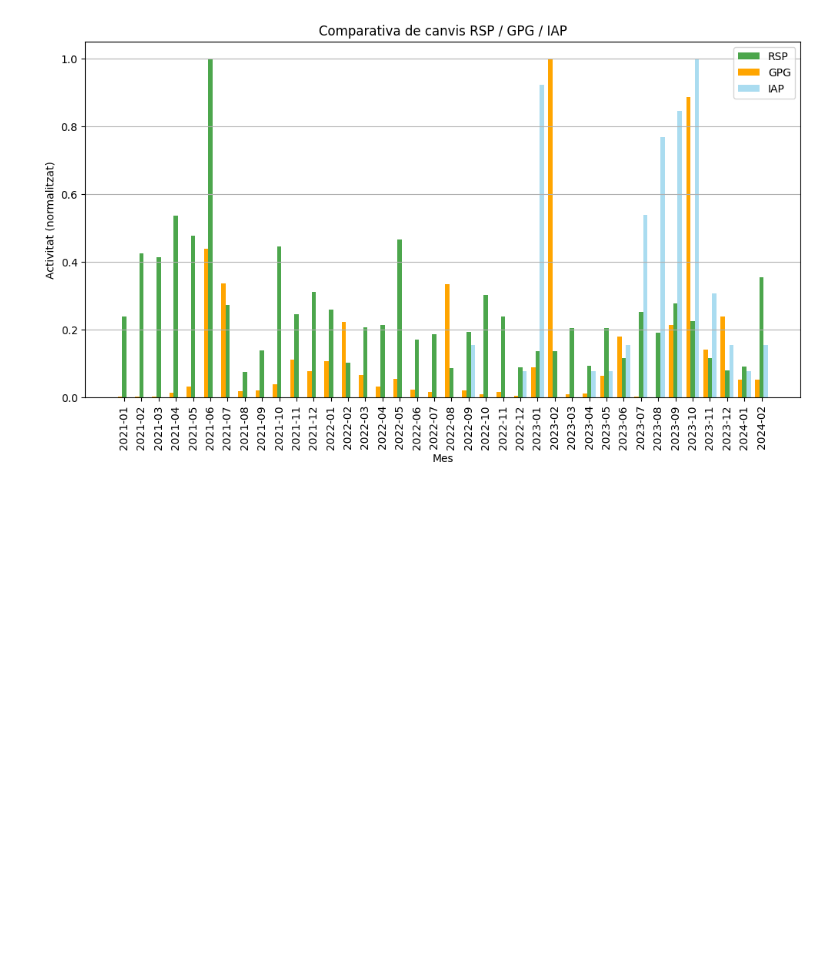
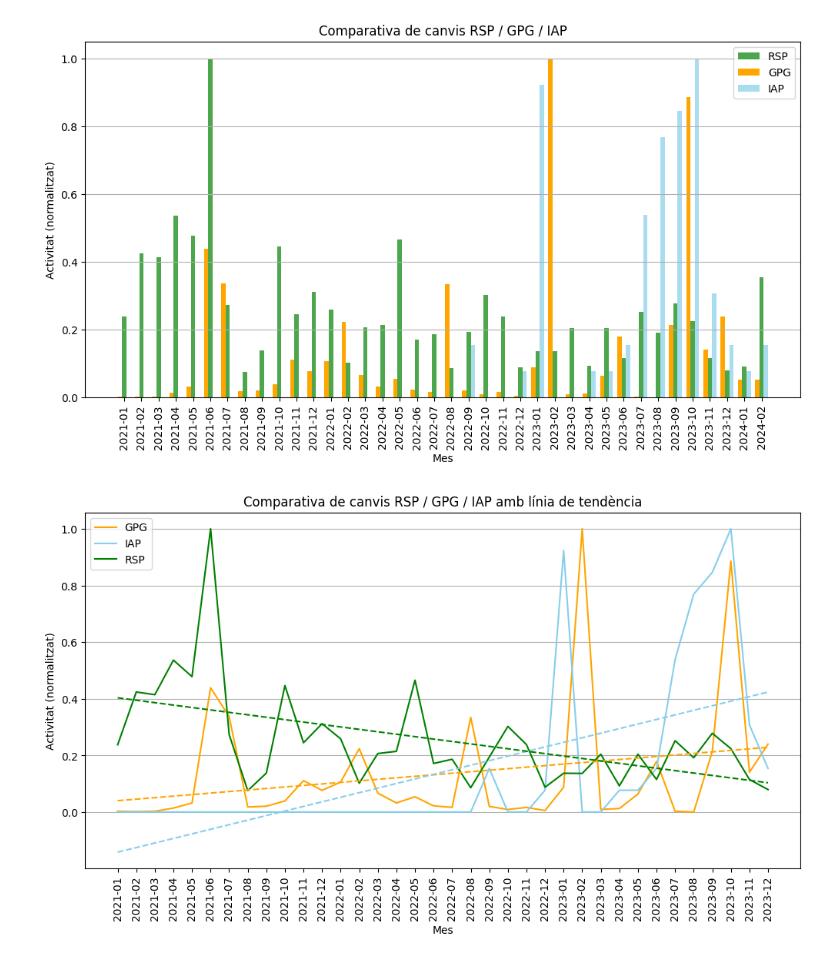
Before and after one commit to rogroc/rsp, a Jupyter notebook: modificacions/RSP_GPG_IAP_evolució.ipynb, the cells around one changed output. Saved outputs shown, nothing was run; the diff lists cells and outputs as text; code cells hidden in the pictures; blank space fills up the shorter version.

```diff
--- a/modificacions/RSP_GPG_IAP_evolució.ipynb
+++ b/modificacions/RSP_GPG_IAP_evolució.ipynb
@@ -161,3 +226,91 @@ plt.legend()
 plt.show()
 # %% [output]
 [figure]
+# %%
+import pandas as pd
+import matplotlib.pyplot as plt
+
+def process_file(file_path, date_column):
+    # Carrega el fitxer Excel a un DataFrame
+    df = pd.read_excel(file_path)
+
+    # Assegura't que hi ha una columna de dates en el DataFrame
+    df['Data'] = pd.to_datetime(df[date_column])
+
+    # Crea una nova columna amb el mes i l'any
+    df['Mes'] = df['Data'].dt.to_period('M')
+
+    # Compta els esdeveniments agrupats per mes
+    comptat_mes = df.groupby('Mes').size()
+
+    return comptat_mes
+
+# Fitxer 1
+path_fitxer_1 = '/content/GPG_modificacions (1).xlsx'
+comptat_mes_1 = process_file(path_fitxer_1, 'Data de modificació')
+
+# Fitxer 2
+path_fitxer_2 = '/content/Validacions_IAP_SE_Dades_globals_2.xlsx'
+comptat_mes_2 = process_file(path_fitxer_2, 'Data última modificació')
+
+# Fitxer 3
+path_fitxer_3 = "/content/Informe de Modificacions Click&Decide des de l'inici.xlsx"
+comptat_mes_3 = process_file(path_fitxer_3, 'Data de modificació')
+
+# Crea una sèrie amb tots els mesos a mostrar
+mesos_totals = pd.period_range(start=min(comptat_mes_1.index.min(), comptat_mes_2.index.min(), comptat_mes_3.index.min()),
+                               end='12/2023')
+
+# Utilitza la funció reindex per afegir els mesos amb 0 esdeveniments
+comptat_mes_1 = comptat_mes_1.reindex(mesos_totals, fill_value=0)
+comptat_mes_2 = comptat_mes_2.reindex(mesos_totals, fill_value=0)
+comptat_mes_3 = comptat_mes_3.reindex(mesos_totals, fill_value=0)
+
+# Normalitza les dades pel valor màxim de cada fitxer
+max_fitxer_1 = comptat_mes_1.max()
+max_fitxer_2 = comptat_mes_2.max()
+max_fitxer_3 = comptat_mes_3.max()
+
+comptat_mes_1_norm = comptat_mes_1 / max_fitxer_1
+comptat_mes_2_norm = comptat_mes_2 / max_fitxer_2
+comptat_mes_3_norm = comptat_mes_3 / max_fitxer_3
+
+# Filtra les dades a partir de gener de 2021
+data_inici = pd.Period('2021-01', freq='M')
+comptat_mes_1_norm = comptat_mes_1_norm[comptat_mes_1_norm.index >= data_inici]
+comptat_mes_2_norm = comptat_mes_2_norm[comptat_mes_2_norm.index >= data_inici]
+comptat_mes_3_norm = comptat_mes_3_norm[comptat_mes_3_norm.index >= data_inici]
+
+import numpy as np
+# Càlcul de la línia de tendència amb regressió lineal
+def calculate_trendline(x, y):
+    coefficients = np.polyfit(x, y, 1)  # grau 1 per a regressió lineal (recta)
+    polynomial = np.poly1d(coefficients)
+    trendline = polynomial(x)
+    return trendline
+
+# Crea el gràfic de línies
+plt.figure(figsize=(12, 6))
+
+# Dibuixa les línies per a cada fitxer sense marcadors
+plt.plot(comptat_mes_1_norm.index.astype(str), comptat_mes_1_norm, color='orange', label='GPG')
+plt.plot(comptat_mes_2_norm.index.astype(str), comptat_mes_2_norm, color='skyblue', label='IAP')
+plt.plot(comptat_mes_3_norm.index.astype(str), comptat_mes_3_norm, color='green', label='RSP')
+
+# Afegeix la línia de tendència per a cada sèrie de dades
+plt.plot(comptat_mes_1_norm.index.astype(str), calculate_trendline(np.arange(len(comptat_mes_1_norm)), comptat_mes_1_norm), linestyle='dashed', color='orange')
+plt.plot(comptat_mes_2_norm.index.astype(str), calculate_trendline(np.arange(len(comptat_mes_2_norm)), comptat_mes_2_norm), linestyle='dashed', color='skyblue')
+plt.plot(comptat_mes_3_norm.index.astype(str), calculate_trendline(np.arange(len(comptat_mes_3_norm)), comptat_mes_3_norm), linestyle='dashed', color='green')
+
+# Configuració de la visualització
+plt.title('Comparativa de canvis RSP / GPG / IAP amb línia de tendència')
+plt.xlabel('Mes')
+plt.ylabel('Activitat (normalitzat)')
+plt.xticks(rotation='vertical')
+plt.grid(axis='y')
+plt.legend()
+
+# Mostra el gràfic
+plt.show()
+# %% [output]
+[figure, added]
```
Also changed, not shown: parts of 1 cell of this notebook.
